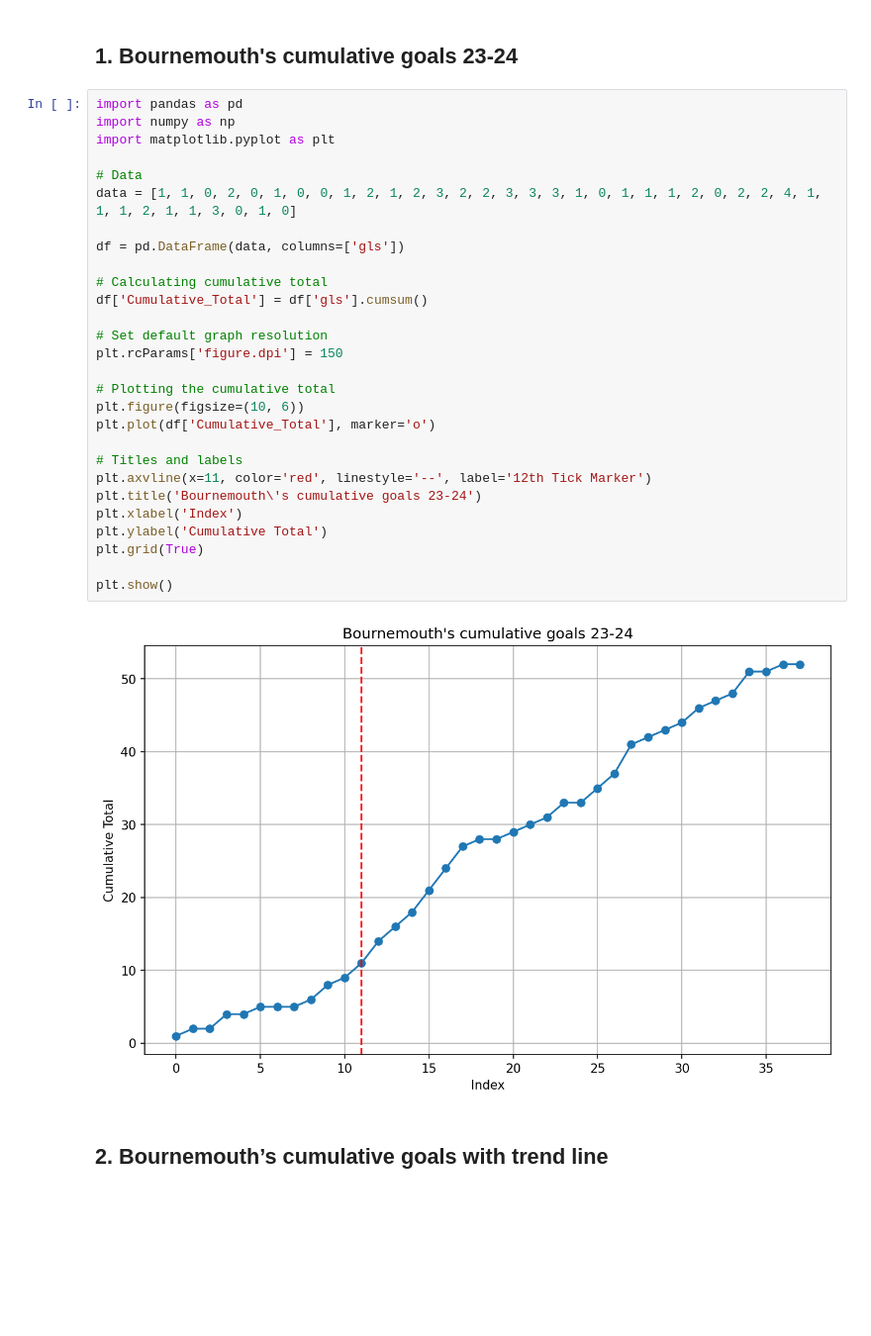
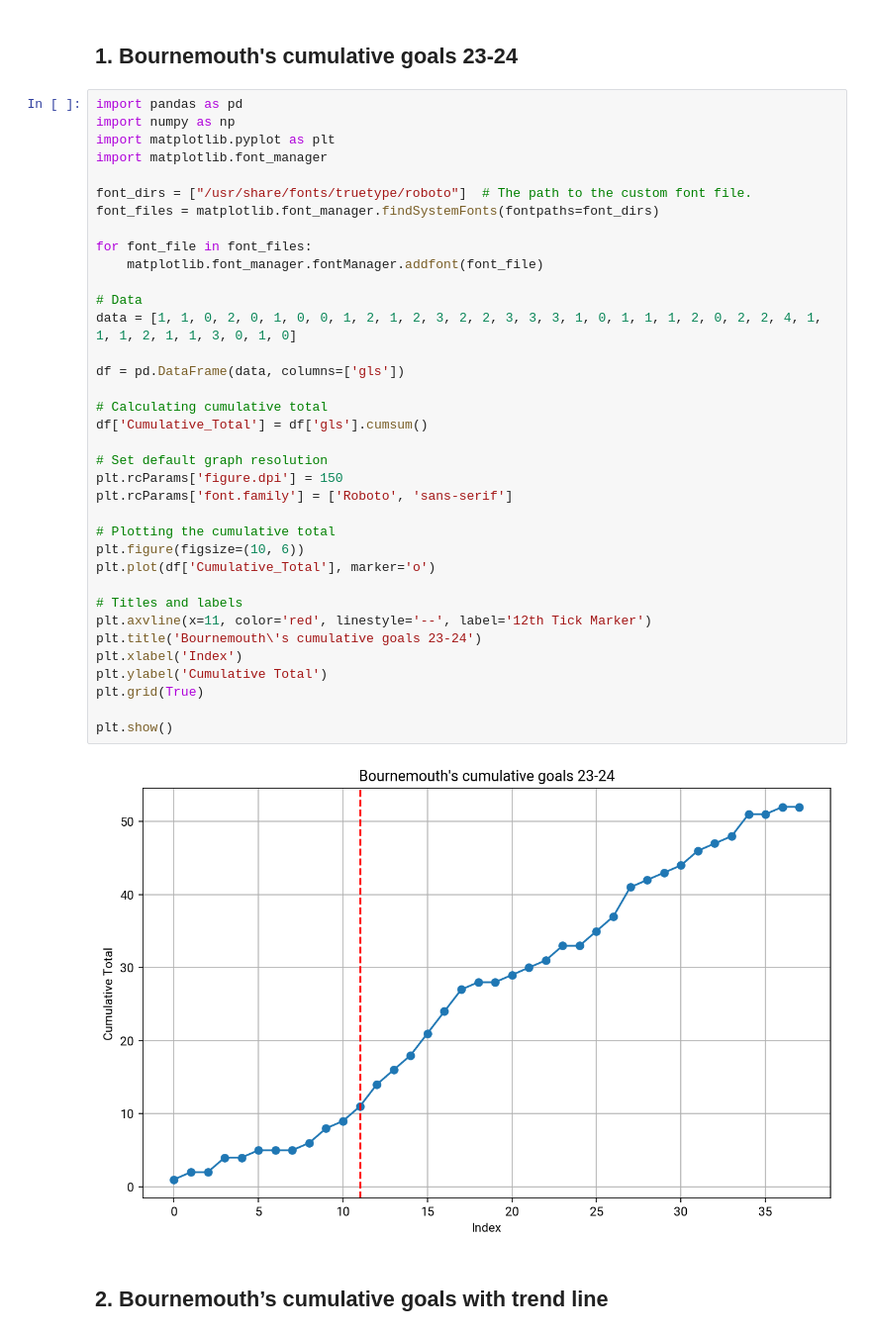
Before and after one commit to TheLastBoyScoutUK/solanke_xg, a Jupyter notebook: solanke_xg.ipynb, the cells around one changed output. Shown: that part at 99% size. Saved outputs shown, nothing was run; the diff lists cells and outputs as text; blank space fills up the shorter version.

Commit message:
Add custom font because DejaVu is not nice

```diff
--- a/solanke_xg.ipynb
+++ b/solanke_xg.ipynb
@@ -31,33 +31,41 @@ Original data source: FBref/Opta
 # %%
 import pandas as pd
 import numpy as np
 import matplotlib.pyplot as plt
+import matplotlib.font_manager
+
+font_dirs = ["/usr/share/fonts/truetype/roboto"]  # The path to the custom font file.
+font_files = matplotlib.font_manager.findSystemFonts(fontpaths=font_dirs)
+
+for font_file in font_files:
+    matplotlib.font_manager.fontManager.addfont(font_file)
 
 # Data
 data = [1, 1, 0, 2, 0, 1, 0, 0, 1, 2, 1, 2, 3, 2, 2, 3, 3, 3, 1, 0, 1, 1, 1, 2, 0, 2, 2, 4, 1, 1, 1, 2, 1, 1, 3, 0, 1, 0]
 
 df = pd.DataFrame(data, columns=['gls'])
 
 # Calculating cumulative total
 df['Cumulative_Total'] = df['gls'].cumsum()
 
 # Set default graph resolution
 plt.rcParams['figure.dpi'] = 150
+plt.rcParams['font.family'] = ['Roboto', 'sans-serif']
 
 # Plotting the cumulative total
 plt.figure(figsize=(10, 6))
 plt.plot(df['Cumulative_Total'], marker='o')
 
 # Titles and labels
 plt.axvline(x=11, color='red', linestyle='--', label='12th Tick Marker')
 plt.title('Bournemouth\'s cumulative goals 23-24')
 plt.xlabel('Index')
 plt.ylabel('Cumulative Total')
 plt.grid(True)
 
 plt.show()
 # %% [output]
-[figure, old version]
+[figure, new version]
 # %% [markdown]
 ## 2. Bournemouth’s cumulative goals with trend line
 # %%
```
Also changed, not shown: parts of 4 cells of this notebook.
